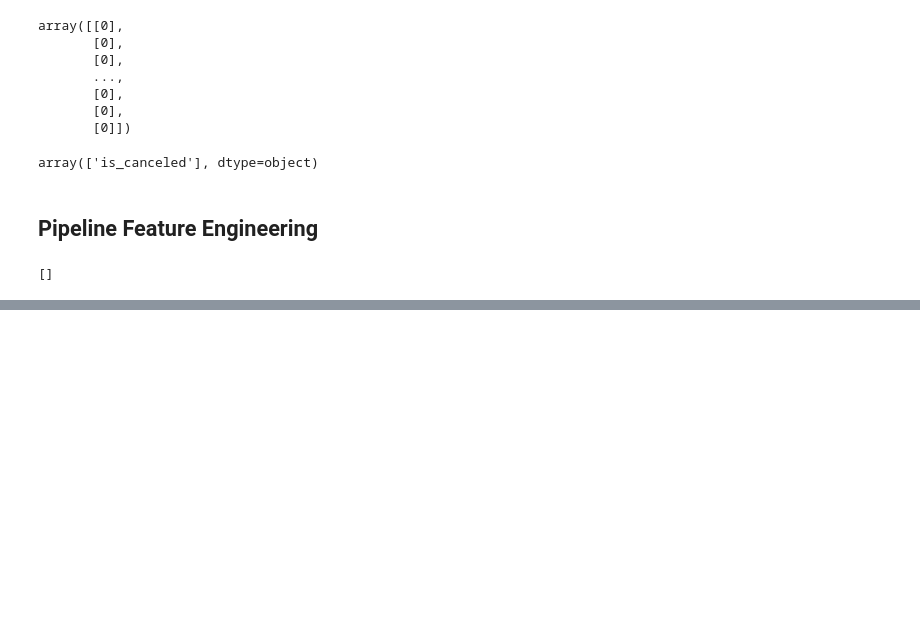
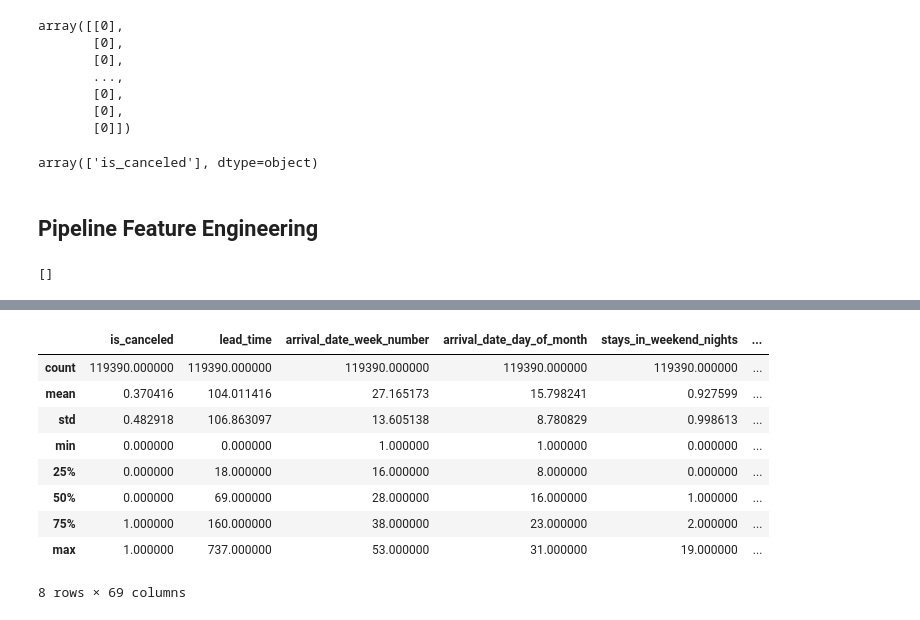
Before and after one commit to abdala9512/dsrp-azure-data-scientist-course, a Jupyter notebook: notebooks/preparacion_datos3.ipynb, the cells around one changed output, grey strips where cells are left out. Cells and saved outputs as stored; diff of their text form; code cells hidden in the pictures; blank space fills up the shorter version.

```diff
--- a/notebooks/preparacion_datos3.ipynb
+++ b/notebooks/preparacion_datos3.ipynb
@@ -304 +341,14 @@ processor.process()
+# %%
+processor.data.describe()
+# %% [output]
+|  | is_canceled | lead_time | arrival_date_week_number | arrival_date_day_of_month | stays_in_weekend_nights | ... |
+| count | 119390.000000 | 119390.000000 | 119390.000000 | 119390.000000 | 119390.000000 | ... |
+| mean | 0.370416 | 104.011416 | 27.165173 | 15.798241 | 0.927599 | ... |
+| std | 0.482918 | 106.863097 | 13.605138 | 8.780829 | 0.998613 | ... |
+| min | 0.000000 | 0.000000 | 1.000000 | 1.000000 | 0.000000 | ... |
+| 25% | 0.000000 | 18.000000 | 16.000000 | 8.000000 | 0.000000 | ... |
+| 50% | 0.000000 | 69.000000 | 28.000000 | 16.000000 | 1.000000 | ... |
+| 75% | 1.000000 | 160.000000 | 38.000000 | 23.000000 | 2.000000 | ... |
+| max | 1.000000 | 737.000000 | 53.000000 | 31.000000 | 19.000000 | ... |
+8 rows × 69 columns
 # %%
```
Also changed, not shown: parts of 6 cells of this notebook, 4 other files.
